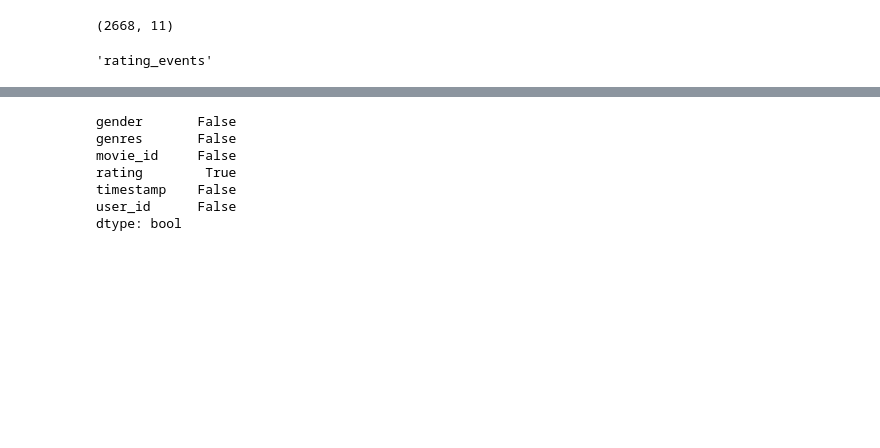
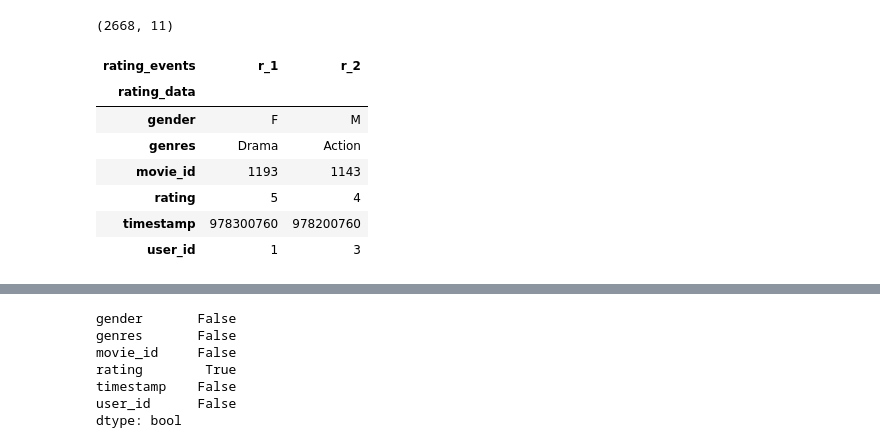
Before and after one commit to nitsmax/python_pycon2015_tutorial322, a Jupyter notebook: practice.ipynb, the cells around one changed output, grey strips where cells are left out. Drawn from its saved outputs; the diff is of its cells as text; code cells hidden in the pictures; blank space fills up the shorter version.

```diff
--- a/practice.ipynb
+++ b/practice.ipynb
@@ -99,17 +166,33 @@ movielens_test.shape
 # %%
 movie_rating = {
     'gender': 'F',
     'genres': 'Drama',
     'movie_id': 1193,
     'rating': 5,
     'timestamp': 978300760,
     'user_id': 1,
     }
+
+movie_rating1 = {
+    'gender': 'M',
+    'genres': 'Action',
+    'movie_id': 1143,
+    'rating': 4,
+    'timestamp': 978200760,
+    'user_id': 3,
+    }
 ser_1 = pd.Series(movie_rating)
-ser_2 = pd.Series(movie_rating)
+ser_2 = pd.Series(movie_rating1)
 df = pd.DataFrame({'r_1': ser_1, 'r_2': ser_2})
 df.columns.name = 'rating_events'
 df.index.name = 'rating_data'
-df.columns.name
+df
 # %% [output]
-'rating_events'
+| rating_events | r_1 | r_2 |
+| rating_data |  |  |
+| gender | F | M |
+| genres | Drama | Action |
+| movie_id | 1193 | 1143 |
+| rating | 5 | 4 |
+| timestamp | 978300760 | 978200760 |
+| user_id | 1 | 3 |
```
Also changed, not shown: parts of 18 cells of this notebook, 25 other files.
